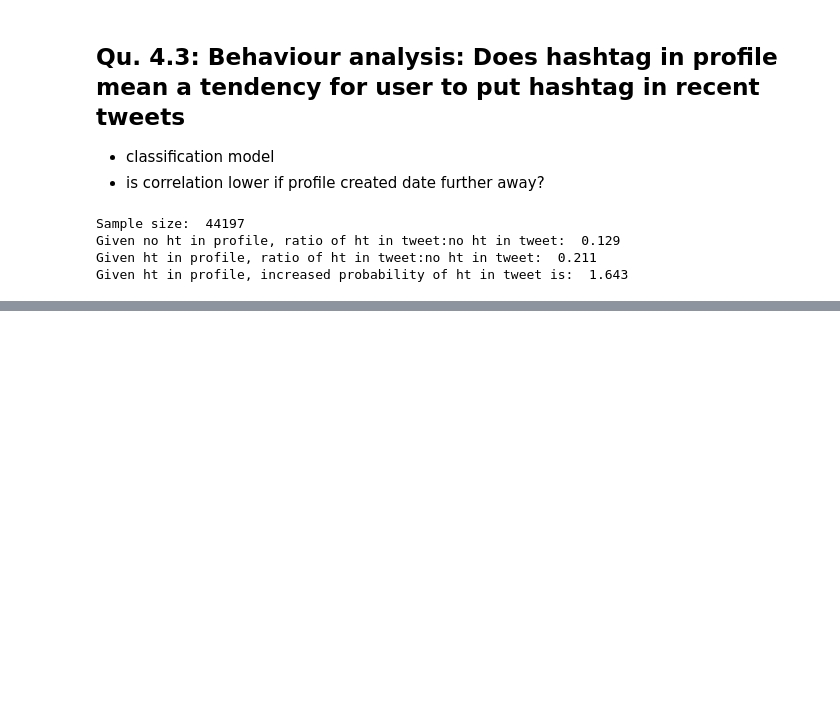
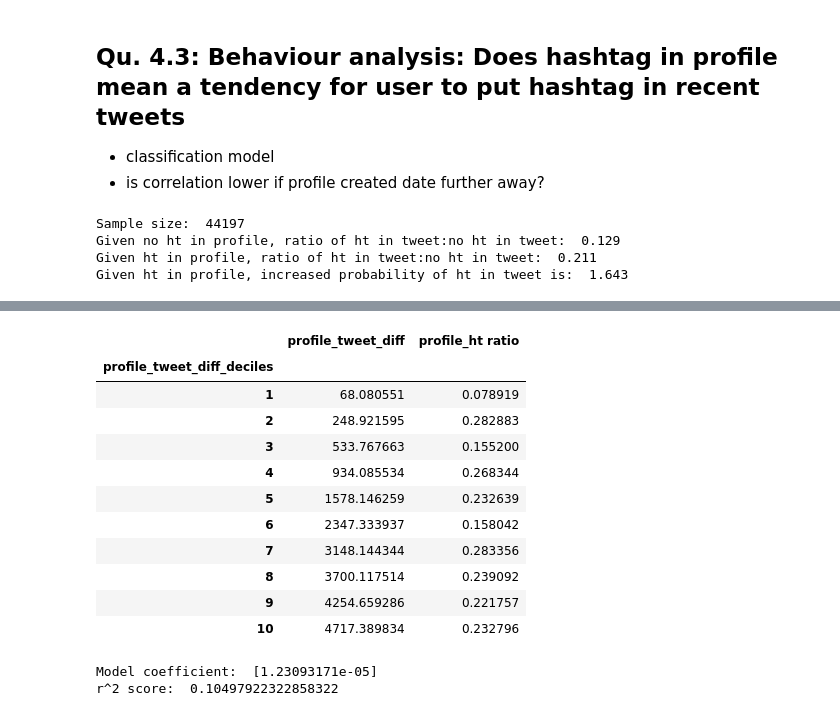
Before and after one commit to alexfarquharson/tn21887_EMATM0048, a Jupyter notebook: Data_analytics/Tweepy_work.ipynb, the cells around one changed output, grey strips where cells are left out. Cells and saved outputs as stored; diff of their text form; code cells hidden in the pictures; blank space fills up the shorter version.

```diff
--- a/Data_analytics/Tweepy_work.ipynb
+++ b/Data_analytics/Tweepy_work.ipynb
@@ -782,0 +810,28 @@ axes.set(title = f'Count of profile descriptions with hashtag that have ', xlabe
+# %%
+# Create 10 data points: get ratio of ht in tweet or not for authors with ht in profile at different time since profile created points
+master_df['profile_tweet_diff_deciles'] = pd.qcut(master_df['profile_tweet_diff'],10, labels = range(1,11))
+
+temp_df = pd.DataFrame()
+temp_df['profile_tweet_diff_deciles'] = master_df['profile_tweet_diff_deciles']
+temp_df['profile_tweet_diff'] = master_df['profile_tweet_diff']
+for x in ['0-0','0-1','1-0','1-1']:
+    temp_df[x] = np.where(master_df['profile_ht_tweet_ht'] ==x,1,0)
+
+temp_df = temp_df.groupby('profile_tweet_diff_deciles').mean()
+
+temp_df['no profile_ht ratio'] = temp_df['0-1'] / temp_df['0-0']
+temp_df['profile_ht ratio'] = temp_df['1-1'] / temp_df['1-0']
+temp_df[['profile_tweet_diff','profile_ht ratio']]
+# %% [output]
+|  | profile_tweet_diff | profile_ht ratio |
+| profile_tweet_diff_deciles |  |  |
+| 1 | 68.080551 | 0.078919 |
+| 2 | 248.921595 | 0.282883 |
+| 3 | 533.767663 | 0.155200 |
+| 4 | 934.085534 | 0.268344 |
+| 5 | 1578.146259 | 0.232639 |
+| 6 | 2347.333937 | 0.158042 |
+| 7 | 3148.144344 | 0.283356 |
+| 8 | 3700.117514 | 0.239092 |
+| 9 | 4254.659286 | 0.221757 |
+| 10 | 4717.389834 | 0.232796 |
@@ -782,0 +845,10 @@ axes.set(title = f'Count of profile descriptions with hashtag that have ', xlabe
+# %%
+
+
+y_pred = model.predict(np.array(temp_df['profile_tweet_diff']).reshape(10,1))
+r2 = r2_score(y_true = temp_df['profile_ht ratio'], y_pred = y_pred)
+print('Model coefficient: ',model.coef_[0])
+print("r^2 score: ", r2)
+# %% [output]
+Model coefficient:  [1.23093171e-05]
+r^2 score:  0.10497922322858322
```
Also changed, not shown: parts of 44 cells of this notebook.
